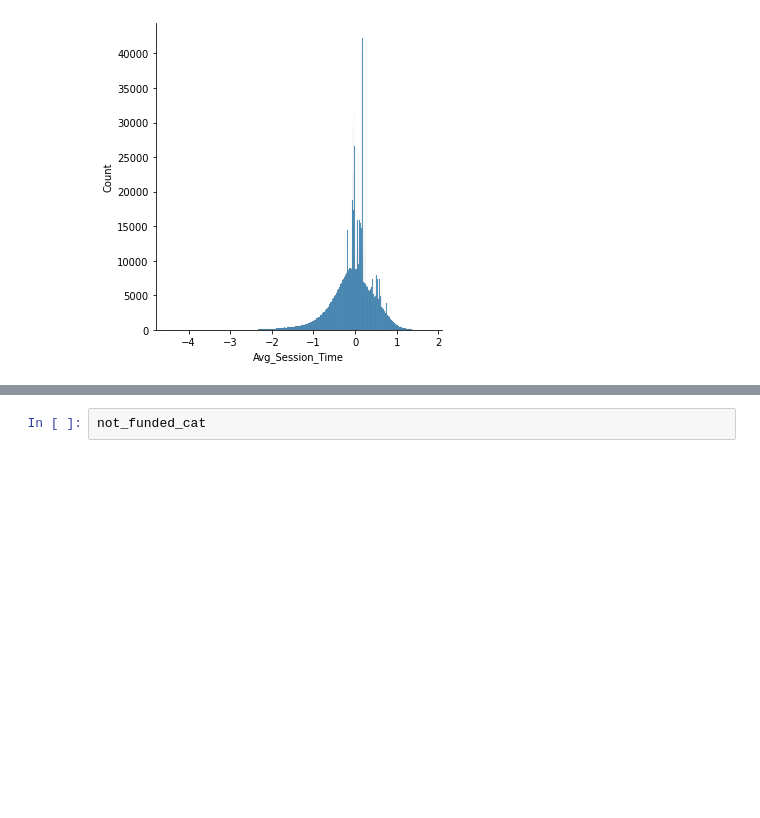
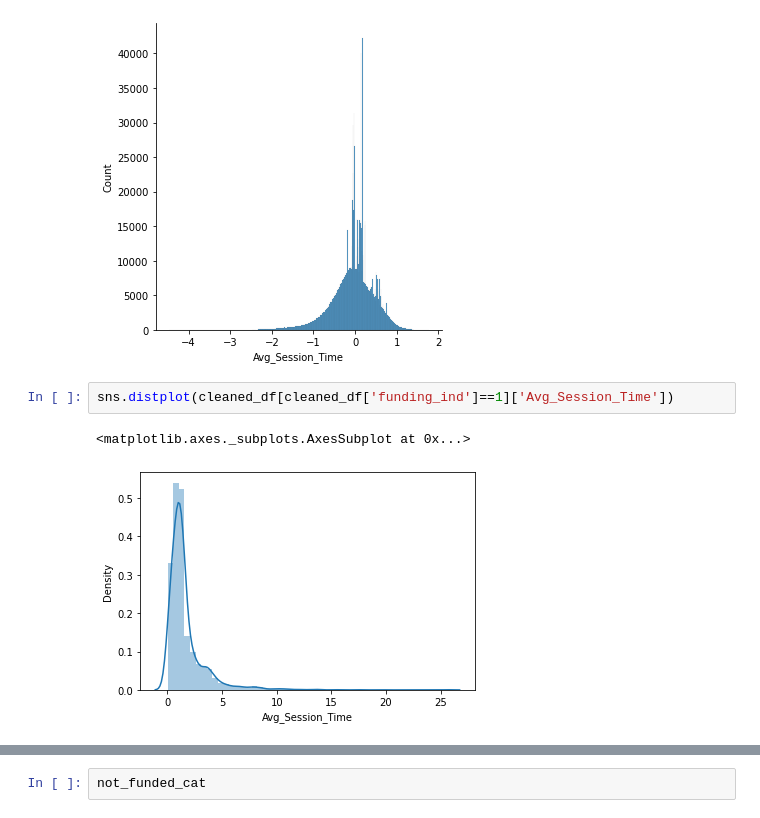
Before and after one commit to anshudhanshu/Startups-Funding-Prediction, a Jupyter notebook: Sudhanshu_Rawat_Team_5_Capstone_Project.ipynb, the cells around one changed output, grey strips where cells are left out. Saved outputs shown, nothing was run; the diff lists cells and outputs as text; blank space fills up the shorter version.

```diff
--- a/Sudhanshu_Rawat_Team_5_Capstone_Project.ipynb
+++ b/Sudhanshu_Rawat_Team_5_Capstone_Project.ipynb
@@ -792,3 +879,8 @@ sns.displot(np.log10(cleaned_df['Avg_Session_Time']))
 # %% [output]
 <seaborn.axisgrid.FacetGrid at 0x...>
 [figure]
+# %%
+sns.distplot(cleaned_df[cleaned_df['funding_ind']==1]['Avg_Session_Time'])
+# %% [output]
+<matplotlib.axes._subplots.AxesSubplot at 0x...>
+[figure, added]
```
Also changed, not shown: parts of 22 cells of this notebook.
